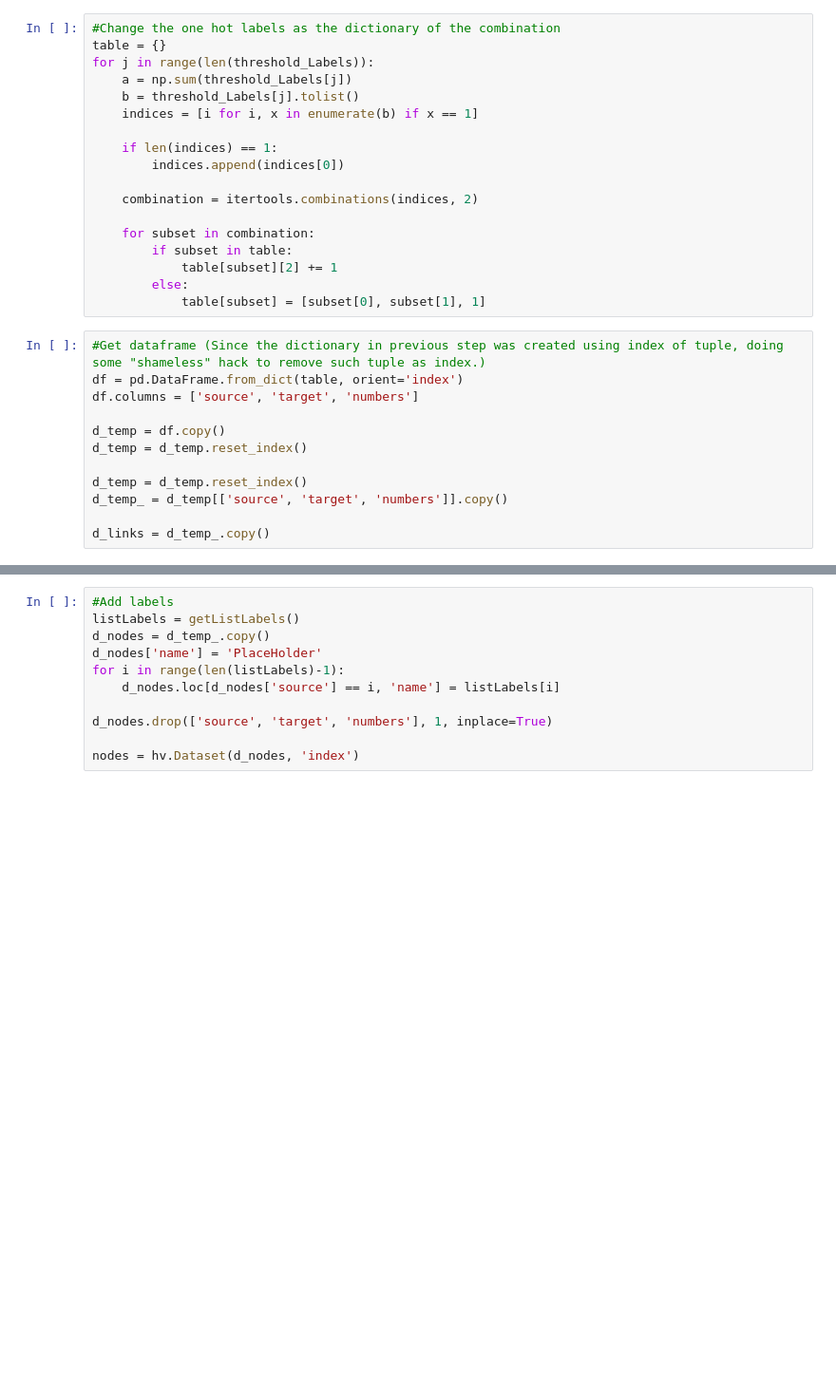
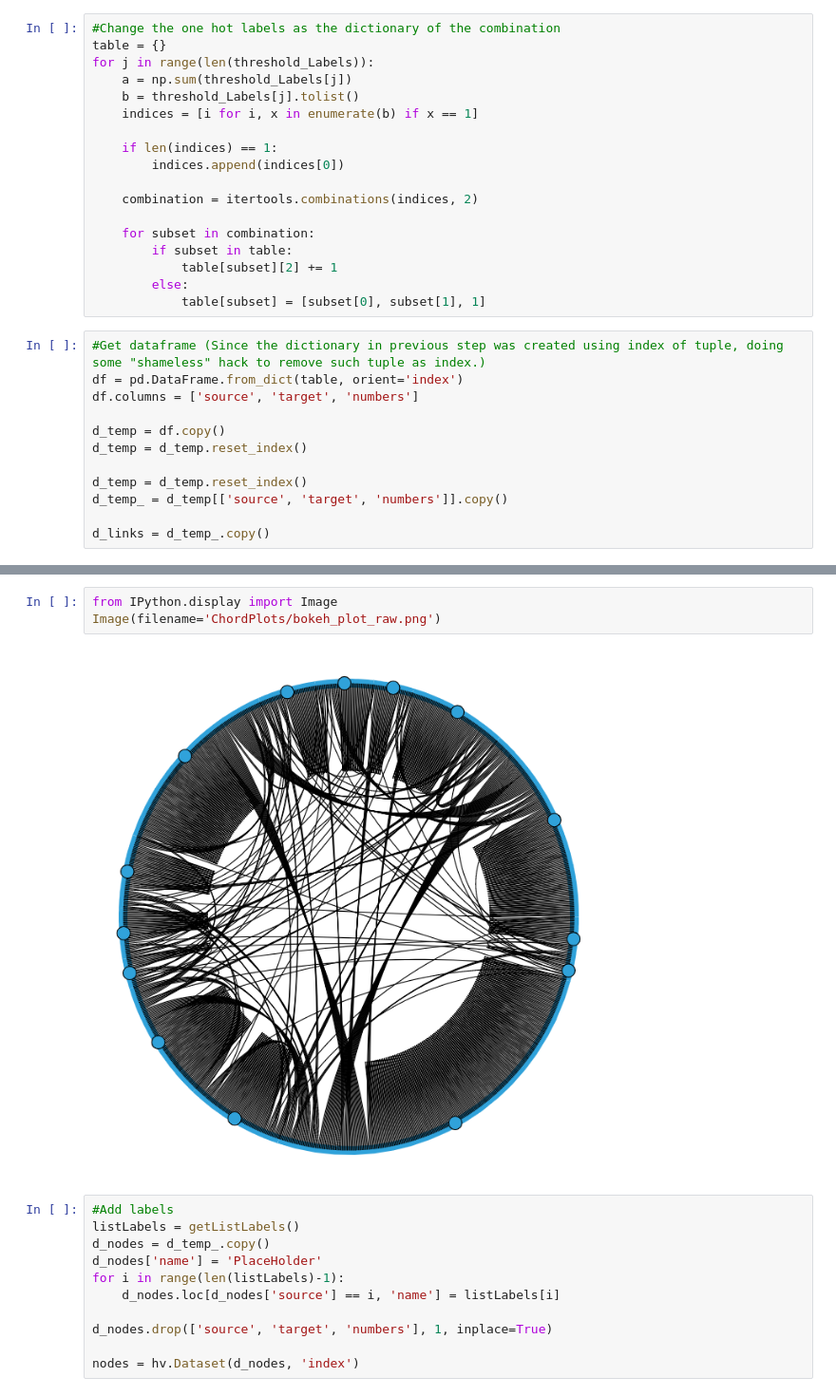
Before and after one commit to Prasanna1991/X-ray, a Jupyter notebook: plotLabelsCorrelation.ipynb, the cells around one changed output, grey strips where cells are left out. Shown at 95% size. Saved outputs shown, nothing was run; the diff lists cells and outputs as text; blank space fills up the shorter version.

```diff
--- a/plotLabelsCorrelation.ipynb
+++ b/plotLabelsCorrelation.ipynb
@@ -52,3 +52,8 @@ hv.Chord(d_links)
+# %%
+from IPython.display import Image
+Image(filename='ChordPlots/bokeh_plot_raw.png')
+# %% [output]
+[figure, added]
 # %%
 #Add labels
 listLabels = getListLabels()
```
Also changed, not shown: parts of 4 cells of this notebook.
